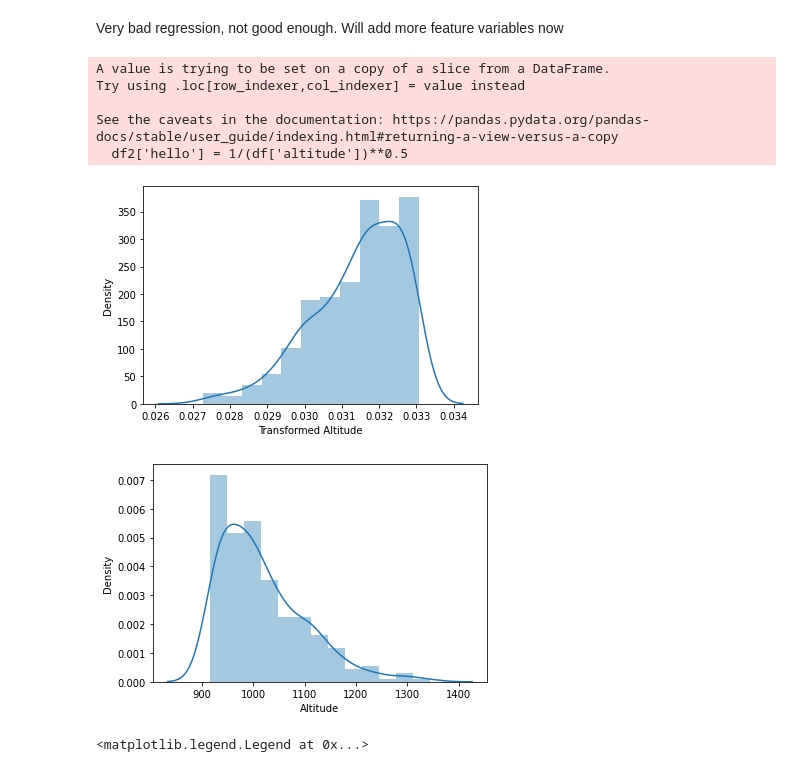
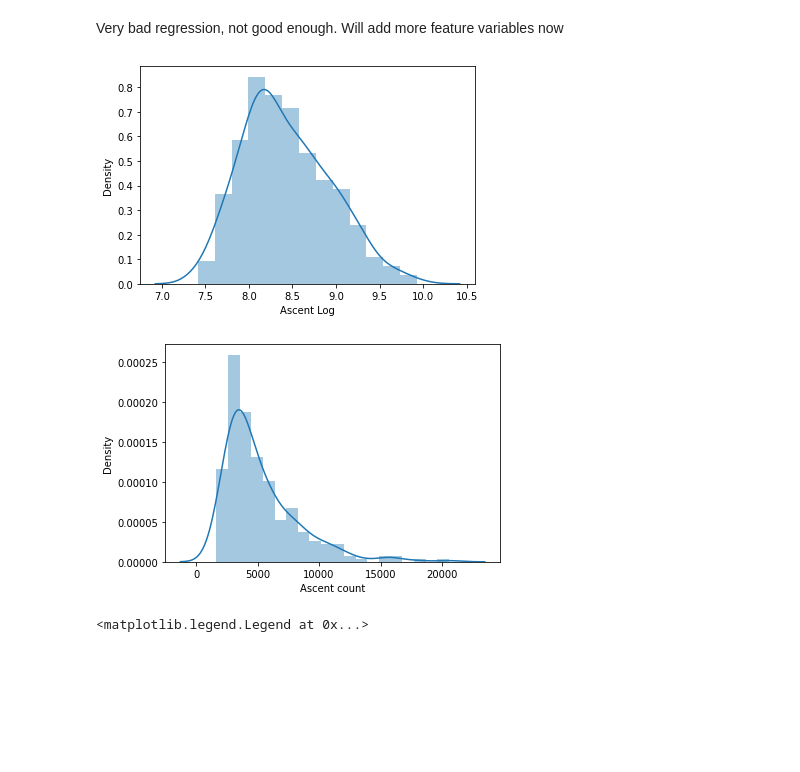
Before and after one commit to filipbalucha/FDS_final_project, a Jupyter notebook: data_analysis.ipynb, the cells around one changed output. Saved outputs shown, nothing was run; the diff lists cells and outputs as text; code cells hidden in the pictures; blank space fills up the shorter version.

```diff
--- a/data_analysis.ipynb
+++ b/data_analysis.ipynb
@@ -98,26 +109,19 @@ Very bad regression, not good enough. Will add more feature variables now
 # %%
 df2 = df[:]
 # %%
-# df2.insert(loc=len(df.columns), column = 'logAscent', value=df['ascent_count'].apply(np.log))
+df2.insert(loc=len(df.columns), column = 'logAscent', value=df['ascent_count'].apply(np.log))
 # df2.insert(loc=len(df.columns), column = 'logAltitude', value=df['altitude'].apply(np.cbrt))
-df2['hello'] = 1/(df['altitude'])**0.5
+# df2['hello'] = np.log(df['altitude'])**0.5
-# %% [output]
-A value is trying to be set on a copy of a slice from a DataFrame.
-Try using .loc[row_indexer,col_indexer] = value instead
-
-See the caveats in the documentation: https://pandas.pydata.org/pandas-docs/stable/user_guide/indexing.html#returning-a-view-versus-a-copy
-  df2['hello'] = 1/(df['altitude'])**0.5
 # %%
 # sns.scatterplot(data=df2, y='logAscent', x = 'altitude')
-# sns.distplot(x=df2['logAscent'], axlabel='Ascent')
 fig = plt.figure()
-sns.distplot(x=df2['hello'], axlabel='Transformed Altitude')
+sns.distplot(x=df2['logAscent'], axlabel='Ascent Log')
 fig2 = plt.figure()
-sns.distplot(x=df2['altitude'], axlabel='Altitude')
+sns.distplot(x=df2['ascent_count'], axlabel='Ascent count')
 plt.show()
 # %% [output]
-[figure, old version]
+[figure, new version]
-[figure, old version]
+[figure, new version]
 # %%
 # gives a very good understanding of how the features are related. Time to implement the prediction model
 model = smf.ols('logAscent ~ altitude', data=df2)
```
Also changed, not shown: parts of 4 cells of this notebook, 2 other files.
